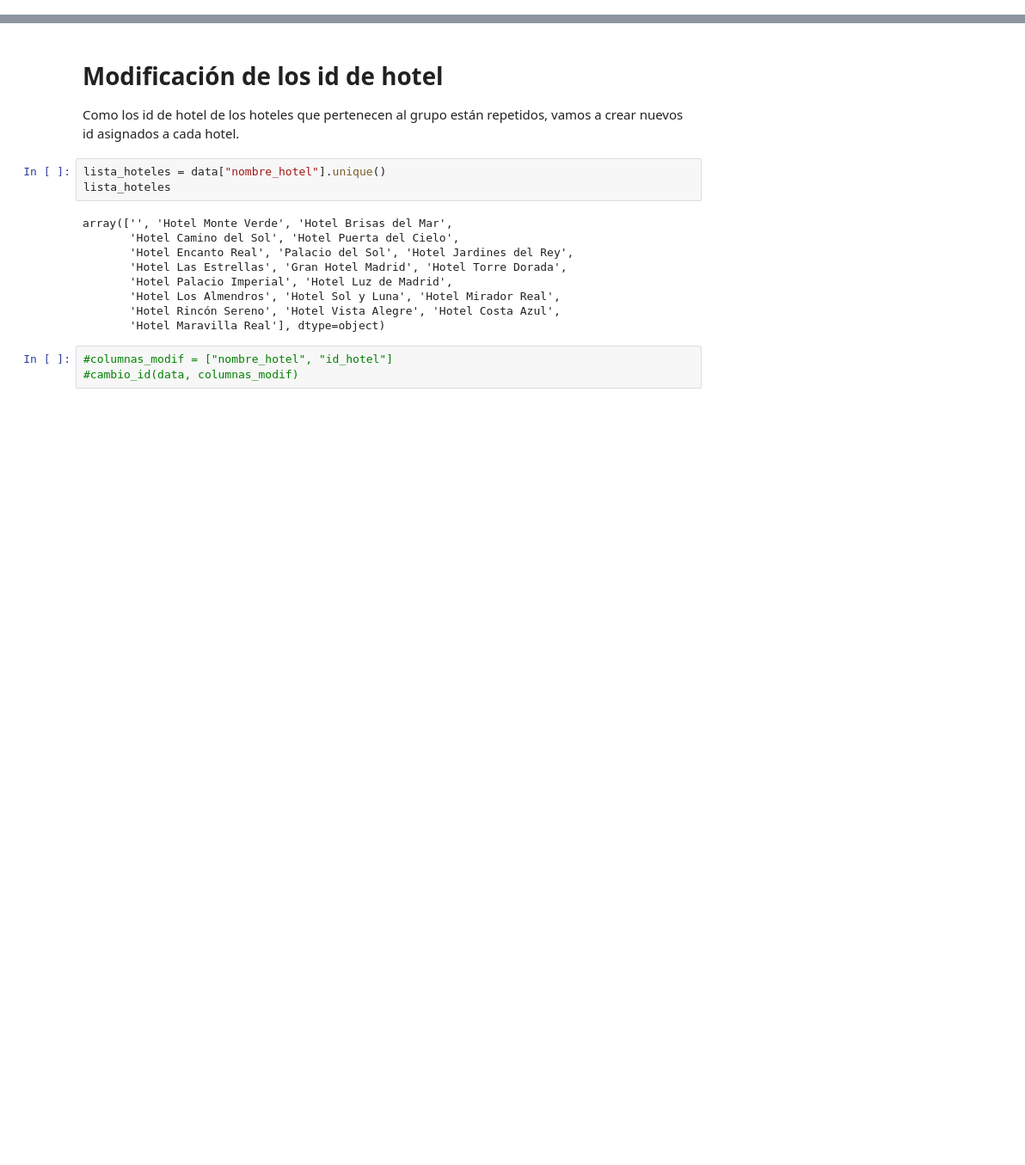
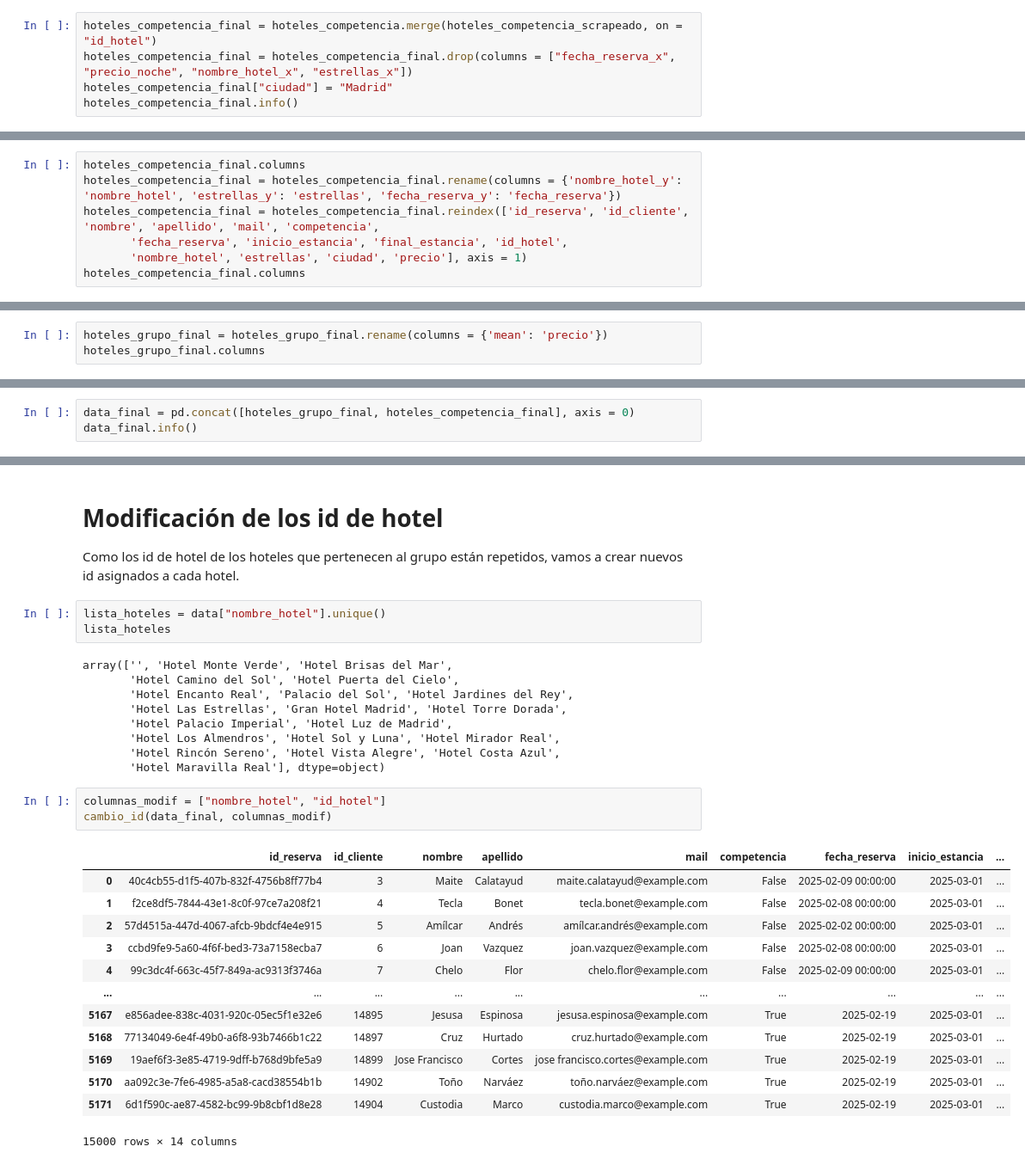
Before and after one commit to Gabijc/Proyecto_ETL_Hoteles, a Jupyter notebook: Notebooks/Analisis_inicial.ipynb, the cells around one changed output, grey strips where cells are left out. Shown at 86% size. Cells and saved outputs as stored; diff of their text form; blank space fills up the shorter version.

```diff
--- a/Notebooks/Analisis_inicial.ipynb
+++ b/Notebooks/Analisis_inicial.ipynb
@@ -705,0 +712,5 @@ diccionario_hoteles_precios
+# %%
+hoteles_competencia_final = hoteles_competencia.merge(hoteles_competencia_scrapeado, on = "id_hotel")
+hoteles_competencia_final = hoteles_competencia_final.drop(columns = ["fecha_reserva_x", "precio_noche", "nombre_hotel_x", "estrellas_x"])
+hoteles_competencia_final["ciudad"] = "Madrid"
+hoteles_competencia_final.info()
@@ -705,0 +737,7 @@ diccionario_hoteles_precios
+# %%
+hoteles_competencia_final.columns
+hoteles_competencia_final = hoteles_competencia_final.rename(columns = {'nombre_hotel_y': 'nombre_hotel', 'estrellas_y': 'estrellas', 'fecha_reserva_y': 'fecha_reserva'})
+hoteles_competencia_final = hoteles_competencia_final.reindex(['id_reserva', 'id_cliente', 'nombre', 'apellido', 'mail', 'competencia',
+       'fecha_reserva', 'inicio_estancia', 'final_estancia', 'id_hotel',
+       'nombre_hotel', 'estrellas', 'ciudad', 'precio'], axis = 1)
+hoteles_competencia_final.columns
@@ -705,0 +749,3 @@ diccionario_hoteles_precios
+# %%
+hoteles_grupo_final = hoteles_grupo_final.rename(columns = {'mean': 'precio'})
+hoteles_grupo_final.columns
@@ -728,0 +777,3 @@ data[["nombre_hotel", "precio_noche"]]
+# %%
+data_final = pd.concat([hoteles_grupo_final, hoteles_competencia_final], axis = 0)
+data_final.info()
@@ -742,6 +811,20 @@ array(['', 'Hotel Monte Verde', 'Hotel Brisas del Mar',
        'Hotel Rincón Sereno', 'Hotel Vista Alegre', 'Hotel Costa Azul',
        'Hotel Maravilla Real'], dtype=object)
 # %%
-#columnas_modif = ["nombre_hotel", "id_hotel"]
-#cambio_id(data, columnas_modif)
+columnas_modif = ["nombre_hotel", "id_hotel"]
+cambio_id(data_final, columnas_modif)
+# %% [output]
+|  | id_reserva | id_cliente | nombre | apellido | mail | competencia | fecha_reserva | inicio_estancia | ... |
+| 0 | 40c4cb55-d1f5-407b-832f-4756b8ff77b4 | 3 | Maite | Calatayud | maite.calatayud@example.com | False | 2025-02-09 00:00:00 | 2025-03-01 | ... |
+| 1 | f2ce8df5-7844-43e1-8c0f-97ce7a208f21 | 4 | Tecla | Bonet | tecla.bonet@example.com | False | 2025-02-08 00:00:00 | 2025-03-01 | ... |
+| 2 | 57d4515a-447d-4067-afcb-9bdcf4e4e915 | 5 | Amílcar | Andrés | amílcar.andrés@example.com | False | 2025-02-02 00:00:00 | 2025-03-01 | ... |
+| 3 | ccbd9fe9-5a60-4f6f-bed3-73a7158ecba7 | 6 | Joan | Vazquez | joan.vazquez@example.com | False | 2025-02-08 00:00:00 | 2025-03-01 | ... |
+| 4 | 99c3dc4f-663c-45f7-849a-ac9313f3746a | 7 | Chelo | Flor | chelo.flor@example.com | False | 2025-02-09 00:00:00 | 2025-03-01 | ... |
+| ... | ... | ... | ... | ... | ... | ... | ... | ... | ... |
+| 5167 | e856adee-838c-4031-920c-05ec5f1e32e6 | 14895 | Jesusa | Espinosa | jesusa.espinosa@example.com | True | 2025-02-19 | 2025-03-01 | ... |
+| 5168 | 77134049-6e4f-49b0-a6f8-93b7466b1c22 | 14897 | Cruz | Hurtado | cruz.hurtado@example.com | True | 2025-02-19 | 2025-03-01 | ... |
+| 5169 | 19aef6f3-3e85-4719-9dff-b768d9bfe5a9 | 14899 | Jose Francisco | Cortes | jose francisco.cortes@example.com | True | 2025-02-19 | 2025-03-01 | ... |
+| 5170 | aa092c3e-7fe6-4985-a5a8-cacd38554b1b | 14902 | Toño | Narváez | toño.narváez@example.com | True | 2025-02-19 | 2025-03-01 | ... |
+| 5171 | 6d1f590c-ae87-4582-bc99-9b8cbf1d8e28 | 14904 | Custodia | Marco | custodia.marco@example.com | True | 2025-02-19 | 2025-03-01 | ... |
+15000 rows × 14 columns
 # %%
```
Also changed, not shown: parts of 69 cells of this notebook, 2 other files.
